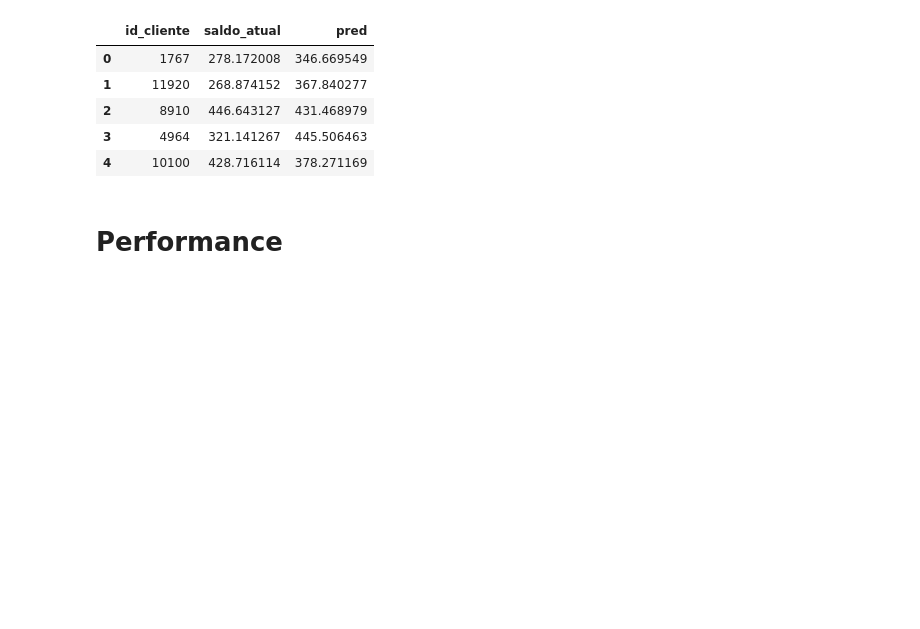
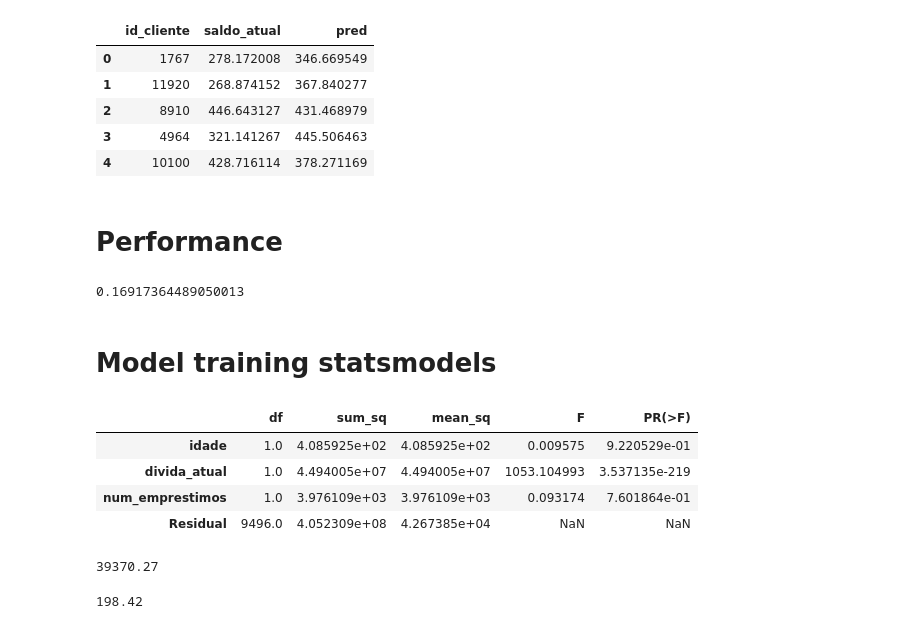
Before and after one commit to LuigiFerrari14/Machine-Learning, a Jupyter notebook: linear_regression.ipynb, the cells around one changed output. Saved outputs shown, nothing was run; the diff lists cells and outputs as text; code cells hidden in the pictures; blank space fills up the shorter version.

```diff
--- a/linear_regression.ipynb
+++ b/linear_regression.ipynb
@@ -52,3 +55,33 @@ df1.head()
 | 4 | 10100 | 428.716114 | 378.271169 |
 # %% [markdown]
 # Performance
+# %%
+mt.r2_score(y_train, y_pred)
+# %% [output]
+0.16917364489050013
+# %% [markdown]
+# Model training statsmodels
+# %%
+lr_model = reg2 = smf.ols(formula='saldo_atual ~ idade + divida_atual + num_emprestimos', data = df)
+lr_model = lr_model.fit()
+anova_results2 = sm.stats.anova_lm(lr_model, typ=1)
+anova_results2
+# %% [output]
+|  | df | sum_sq | mean_sq | F | PR(>F) |
+| idade | 1.0 | 4.085925e+02 | 4.085925e+02 | 0.009575 | 9.220529e-01 |
+| divida_atual | 1.0 | 4.494005e+07 | 4.494005e+07 | 1053.104993 | 3.537135e-219 |
+| num_emprestimos | 1.0 | 3.976109e+03 | 3.976109e+03 | 0.093174 | 7.601864e-01 |
+| Residual | 9496.0 | 4.052309e+08 | 4.267385e+04 | NaN | NaN |
+# %%
+#mean square error - mede o erro quadrado, principal problema é que da alta importancia aos outliers
+mse = np.round(mt.mean_squared_error(y_train, y_pred), 2)
+print(mse)
+# %% [output]
+39370.27
+# %%
+#root mean square error - a raiz quadrada do erro quadratico, volta para o valor original (a mesma escala da variavel alvo), para meio de comparações
+
+rmse = np.round(mt.root_mean_squared_error(y_train, y_pred), 2)
+print(rmse)
+# %% [output]
+198.42
```
Also changed, not shown: parts of 6 cells of this notebook.
